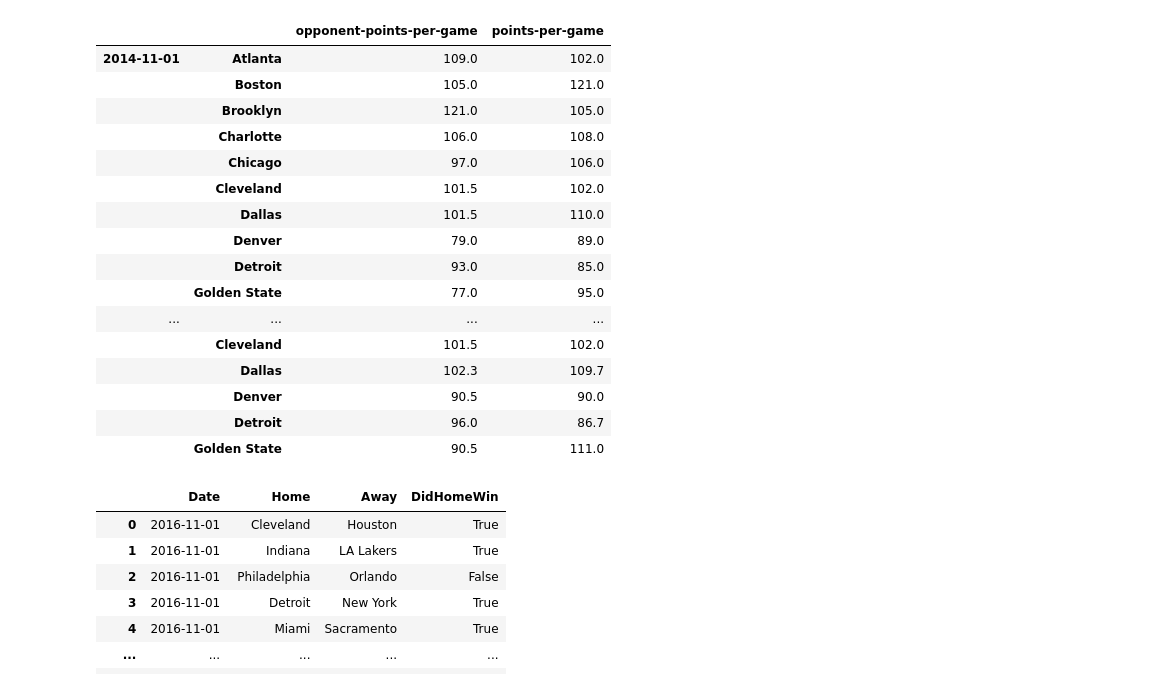
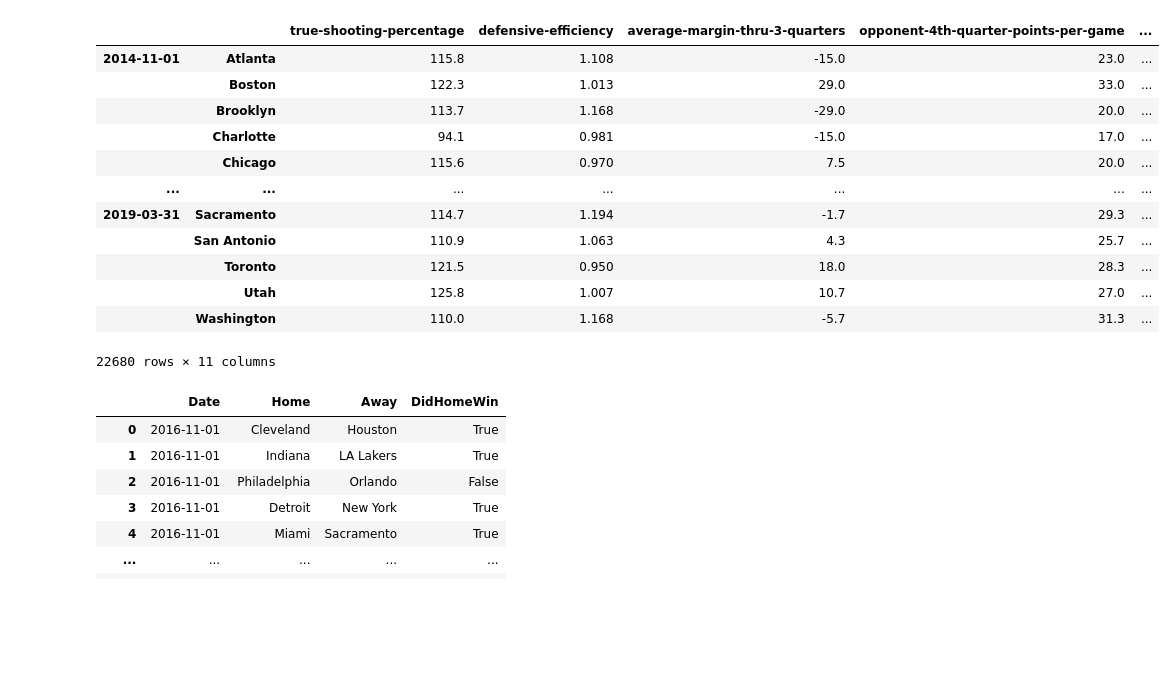
Before and after one commit to elipropp/sports-predictor, a Jupyter notebook: Models/first_model.ipynb, the cells around one changed output. Drawn from its saved outputs; the diff is of its cells as text; code cells hidden in the pictures; blank space fills up the shorter version.

Commit message:
Added new datasets that have 11 data points

```diff
--- a/Models/first_model.ipynb
+++ b/Models/first_model.ipynb
@@ -8,24 +9,20 @@ wow$
 # %%
 data_df = pd.read_pickle('data_df_2015-2020.pickle')
-data_df.iloc[:40]
+data_df
 # %% [output]
-|  |  | opponent-points-per-game | points-per-game |
-| 2014-11-01 | Atlanta | 109.0 | 102.0 |
-|  | Boston | 105.0 | 121.0 |
-|  | Brooklyn | 121.0 | 105.0 |
-|  | Charlotte | 106.0 | 108.0 |
-|  | Chicago | 97.0 | 106.0 |
-|  | Cleveland | 101.5 | 102.0 |
-|  | Dallas | 101.5 | 110.0 |
-|  | Denver | 79.0 | 89.0 |
-|  | Detroit | 93.0 | 85.0 |
-|  | Golden State | 77.0 | 95.0 |
-| ... | ... | ... | ... |
-|  | Cleveland | 101.5 | 102.0 |
-|  | Dallas | 102.3 | 109.7 |
-|  | Denver | 90.5 | 90.0 |
-|  | Detroit | 96.0 | 86.7 |
-|  | Golden State | 90.5 | 111.0 |
+|  |  | true-shooting-percentage | defensive-efficiency | average-margin-thru-3-quarters | opponent-4th-quarter-points-per-game | ... |
+| 2014-11-01 | Atlanta | 115.8 | 1.108 | -15.0 | 23.0 | ... |
+|  | Boston | 122.3 | 1.013 | 29.0 | 33.0 | ... |
+|  | Brooklyn | 113.7 | 1.168 | -29.0 | 20.0 | ... |
+|  | Charlotte | 94.1 | 0.981 | -15.0 | 17.0 | ... |
+|  | Chicago | 115.6 | 0.970 | 7.5 | 20.0 | ... |
+| ... | ... | ... | ... | ... | ... | ... |
+| 2019-03-31 | Sacramento | 114.7 | 1.194 | -1.7 | 29.3 | ... |
+|  | San Antonio | 110.9 | 1.063 | 4.3 | 25.7 | ... |
+|  | Toronto | 121.5 | 0.950 | 18.0 | 28.3 | ... |
+|  | Utah | 125.8 | 1.007 | 10.7 | 27.0 | ... |
+|  | Washington | 110.0 | 1.168 | -5.7 | 31.3 | ... |
+22680 rows × 11 columns
 # %%
 games_df = pd.read_pickle('games_df_2015-2020.pickle')
 games_df
```
Also changed, not shown: parts of 24 cells of this notebook, 3 other files.
